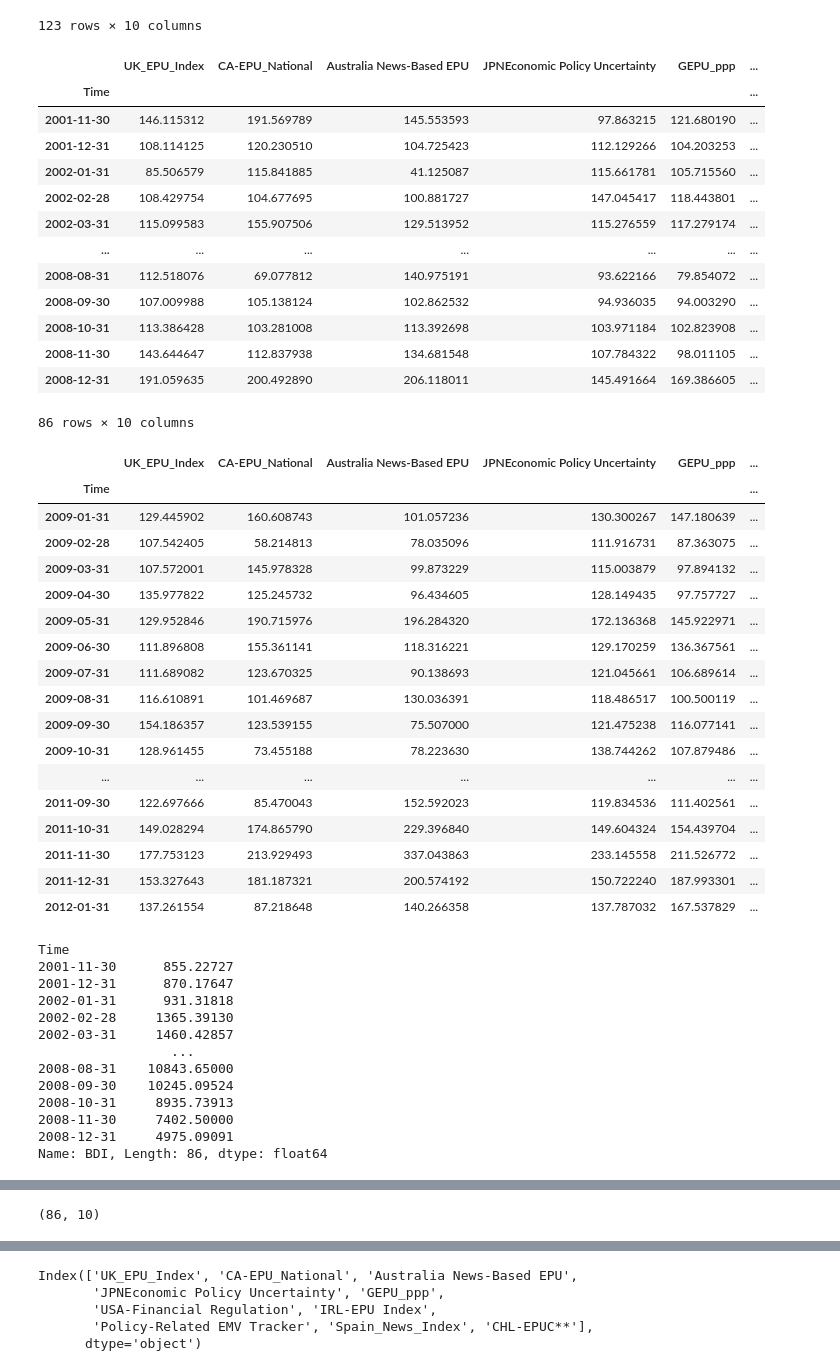
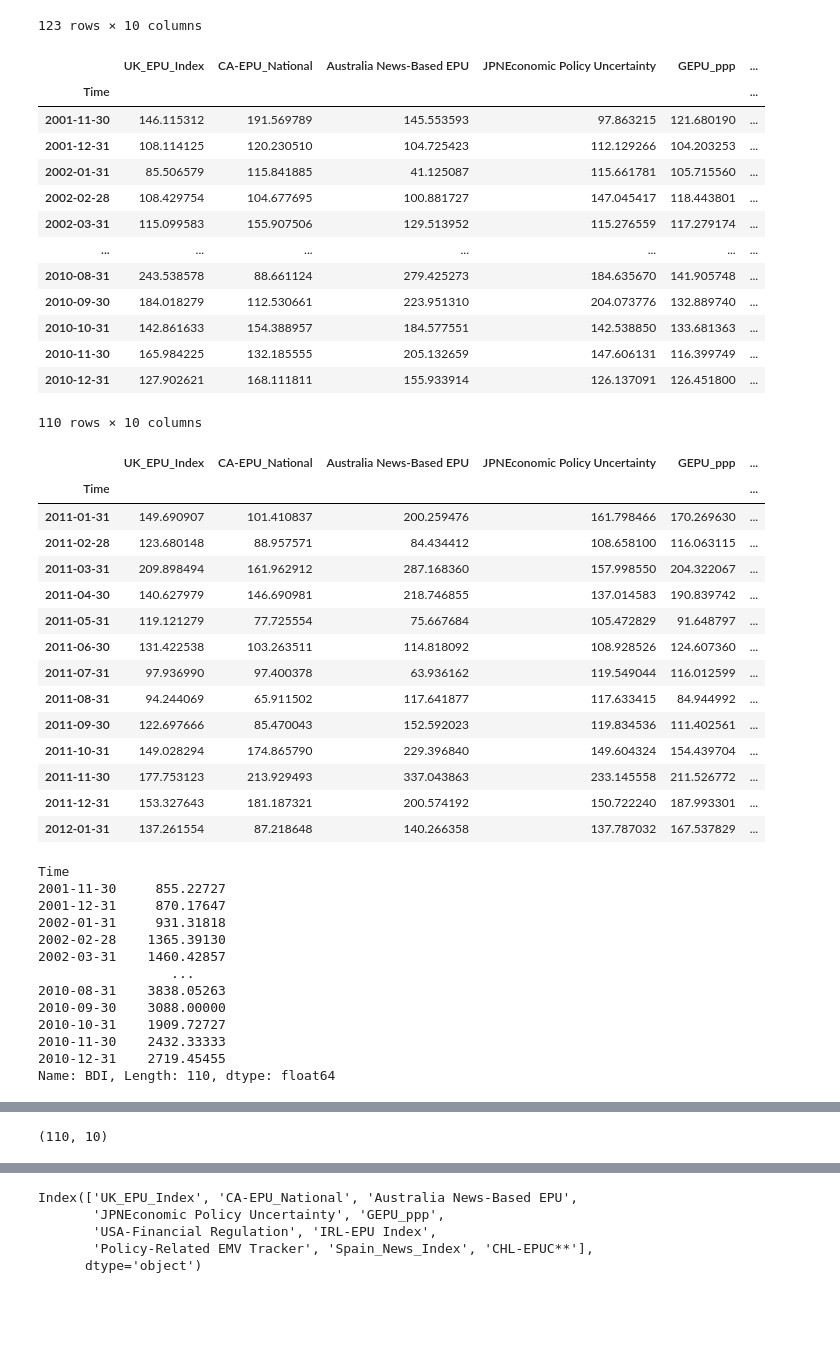
Before and after one commit to BrownianNotion/BDI-Prophet, a Jupyter notebook: prototypes/reproduce.ipynb, the cells around one changed output, grey strips where cells are left out. Cells and saved outputs as stored; diff of their text form; code cells hidden in the pictures; blank space fills up the shorter version.

```diff
--- a/prototypes/reproduce.ipynb
+++ b/prototypes/reproduce.ipynb
@@ -260,56 +260,53 @@ period1_features
 # %%
 # first try period I
 from sklearn.model_selection import train_test_split
 
-X_train, X_valid, y_train, y_valid  = train_test_split(period1_features, bdi1["BDI"], train_size=0.7, shuffle=False)
+X_train, X_valid, y_train, y_valid  = train_test_split(period1_features, bdi1["BDI"], train_size=0.9, shuffle=False)
 display(X_train)
 display(X_valid)
 display(y_train)
 display(y_valid)
 # %% [output]
 |  | UK_EPU_Index | CA-EPU_National | Australia News-Based EPU | JPNEconomic Policy Uncertainty | GEPU_ppp | ... |
 | Time |  |  |  |  |  | ... |
 | 2001-11-30 | 146.115312 | 191.569789 | 145.553593 | 97.863215 | 121.680190 | ... |
 | 2001-12-31 | 108.114125 | 120.230510 | 104.725423 | 112.129266 | 104.203253 | ... |
 | 2002-01-31 | 85.506579 | 115.841885 | 41.125087 | 115.661781 | 105.715560 | ... |
 | 2002-02-28 | 108.429754 | 104.677695 | 100.881727 | 147.045417 | 118.443801 | ... |
 | 2002-03-31 | 115.099583 | 155.907506 | 129.513952 | 115.276559 | 117.279174 | ... |
 | ... | ... | ... | ... | ... | ... | ... |
-| 2008-08-31 | 112.518076 | 69.077812 | 140.975191 | 93.622166 | 79.854072 | ... |
-| 2008-09-30 | 107.009988 | 105.138124 | 102.862532 | 94.936035 | 94.003290 | ... |
-| 2008-10-31 | 113.386428 | 103.281008 | 113.392698 | 103.971184 | 102.823908 | ... |
-| 2008-11-30 | 143.644647 | 112.837938 | 134.681548 | 107.784322 | 98.011105 | ... |
-| 2008-12-31 | 191.059635 | 200.492890 | 206.118011 | 145.491664 | 169.386605 | ... |
+| 2010-08-31 | 243.538578 | 88.661124 | 279.425273 | 184.635670 | 141.905748 | ... |
+| 2010-09-30 | 184.018279 | 112.530661 | 223.951310 | 204.073776 | 132.889740 | ... |
+| 2010-10-31 | 142.861633 | 154.388957 | 184.577551 | 142.538850 | 133.681363 | ... |
+| 2010-11-30 | 165.984225 | 132.185555 | 205.132659 | 147.606131 | 116.399749 | ... |
+| 2010-12-31 | 127.902621 | 168.111811 | 155.933914 | 126.137091 | 126.451800 | ... |
-86 rows × 10 columns
+110 rows × 10 columns
 |  | UK_EPU_Index | CA-EPU_National | Australia News-Based EPU | JPNEconomic Policy Uncertainty | GEPU_ppp | ... |
 | Time |  |  |  |  |  | ... |
-| 2009-01-31 | 129.445902 | 160.608743 | 101.057236 | 130.300267 | 147.180639 | ... |
-| 2009-02-28 | 107.542405 | 58.214813 | 78.035096 | 111.916731 | 87.363075 | ... |
-| 2009-03-31 | 107.572001 | 145.978328 | 99.873229 | 115.003879 | 97.894132 | ... |
-| 2009-04-30 | 135.977822 | 125.245732 | 96.434605 | 128.149435 | 97.757727 | ... |
-| 2009-05-31 | 129.952846 | 190.715976 | 196.284320 | 172.136368 | 145.922971 | ... |
-| 2009-06-30 | 111.896808 | 155.361141 | 118.316221 | 129.170259 | 136.367561 | ... |
-| 2009-07-31 | 111.689082 | 123.670325 | 90.138693 | 121.045661 | 106.689614 | ... |
-| 2009-08-31 | 116.610891 | 101.469687 | 130.036391 | 118.486517 | 100.500119 | ... |
-| 2009-09-30 | 154.186357 | 123.539155 | 75.507000 | 121.475238 | 116.077141 | ... |
-| 2009-10-31 | 128.961455 | 73.455188 | 78.223630 | 138.744262 | 107.879486 | ... |
-| ... | ... | ... | ... | ... | ... | ... |
+| 2011-01-31 | 149.690907 | 101.410837 | 200.259476 | 161.798466 | 170.269630 | ... |
+| 2011-02-28 | 123.680148 | 88.957571 | 84.434412 | 108.658100 | 116.063115 | ... |
+| 2011-03-31 | 209.898494 | 161.962912 | 287.168360 | 157.998550 | 204.322067 | ... |
+| 2011-04-30 | 140.627979 | 146.690981 | 218.746855 | 137.014583 | 190.839742 | ... |
+| 2011-05-31 | 119.121279 | 77.725554 | 75.667684 | 105.472829 | 91.648797 | ... |
+| 2011-06-30 | 131.422538 | 103.263511 | 114.818092 | 108.928526 | 124.607360 | ... |
+| 2011-07-31 | 97.936990 | 97.400378 | 63.936162 | 119.549044 | 116.012599 | ... |
+| 2011-08-31 | 94.244069 | 65.911502 | 117.641877 | 117.633415 | 84.944992 | ... |
 | 2011-09-30 | 122.697666 | 85.470043 | 152.592023 | 119.834536 | 111.402561 | ... |
 | 2011-10-31 | 149.028294 | 174.865790 | 229.396840 | 149.604324 | 154.439704 | ... |
 | 2011-11-30 | 177.753123 | 213.929493 | 337.043863 | 233.145558 | 211.526772 | ... |
 | 2011-12-31 | 153.327643 | 181.187321 | 200.574192 | 150.722240 | 187.993301 | ... |
 | 2012-01-31 | 137.261554 | 87.218648 | 140.266358 | 137.787032 | 167.537829 | ... |
 Time
-2001-11-30      855.22727
-2001-12-31      870.17647
-2002-01-31      931.31818
-2002-02-28     1365.39130
-2002-03-31     1460.42857
+2001-11-30     855.22727
+2001-12-31     870.17647
+2002-01-31     931.31818
+2002-02-28    1365.39130
+2002-03-31    1460.42857
                  ...
-2008-08-31    10843.65000
-2008-09-30    10245.09524
-2008-10-31     8935.73913
-2008-11-30     7402.50000
-2008-12-31     4975.09091
-Name: BDI, Length: 86, dtype: float64
+2010-08-31    3838.05263
+2010-09-30    3088.00000
+2010-10-31    1909.72727
+2010-11-30    2432.33333
+2010-12-31    2719.45455
+Name: BDI, Length: 110, dtype: float64
 Time
@@ -343,7 +338,7 @@ scaler = StandardScaler()
 X_train_scaled = scaler.fit_transform(X_train)
 X_train_scaled.shape
 # %% [output]
-(86, 10)
+(110, 10)
 # %%
 from tslearn.clustering import KShape, TimeSeriesKMeans
 
```
Also changed, not shown: parts of 14 cells of this notebook.
